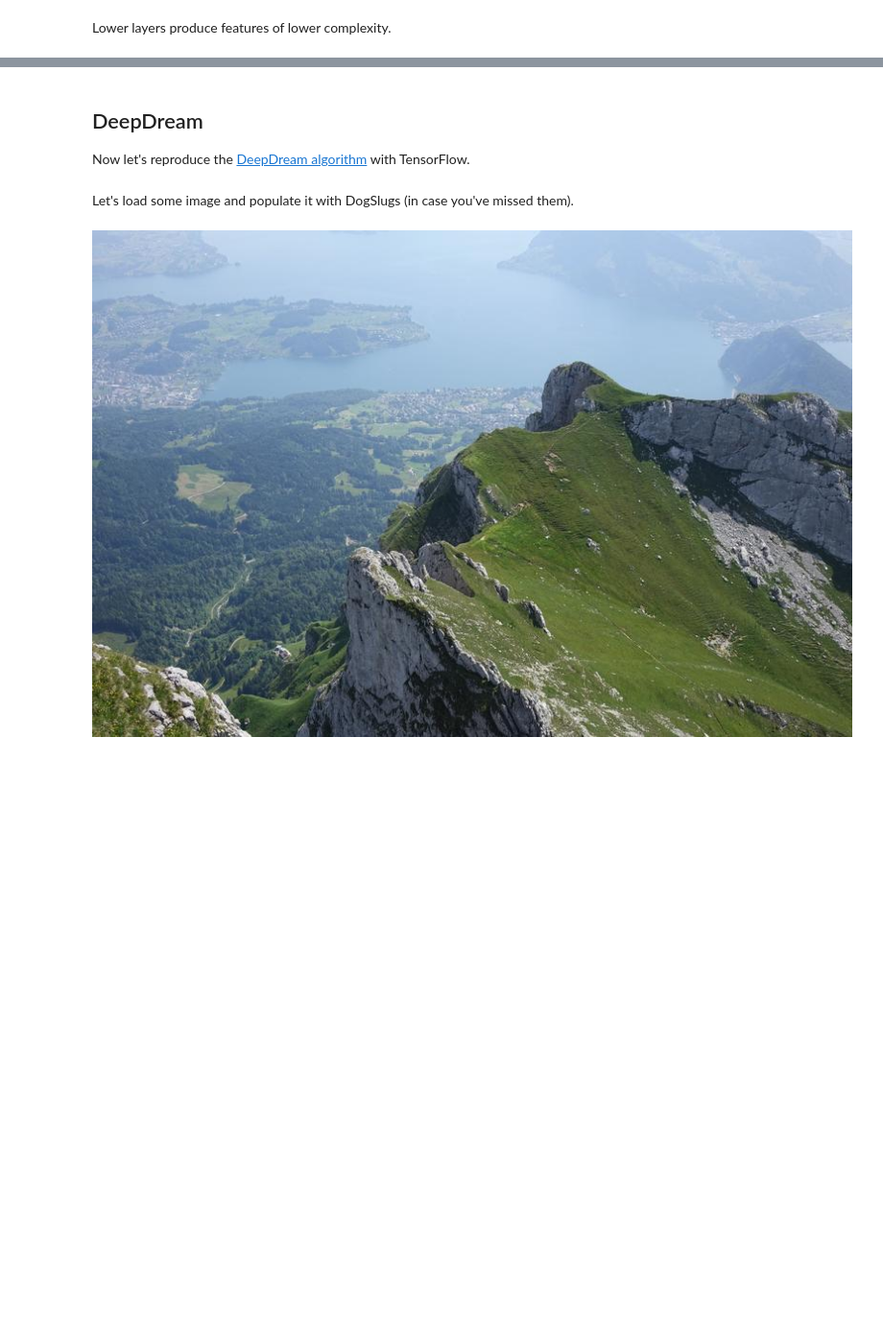
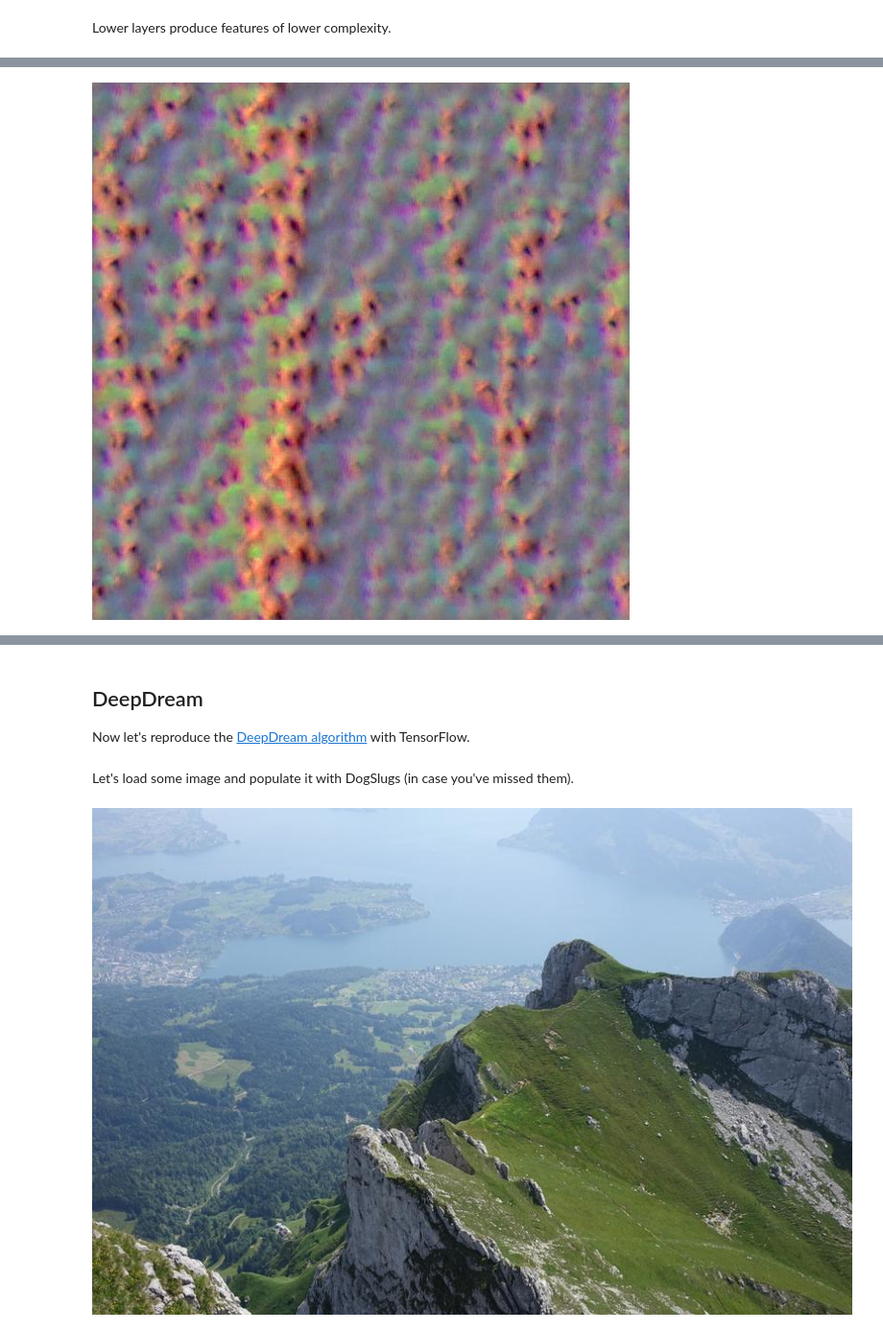
Before and after one commit to mdesnoyer/aquila, a Jupyter notebook: deepdream.ipynb, the cells around one changed output, grey strips where cells are left out. Shown at 96% size. Saved outputs shown, nothing was run; the diff lists cells and outputs as text; code cells hidden in the pictures; blank space fills up the shorter version.

```diff
--- a/deepdream.ipynb
+++ b/deepdream.ipynb
@@ -418,0 +413,4 @@ render_lapnorm(T(layer)[:,:,:,65]+T(layer)[:,:,:,139], octave_n=4)
+# %%
+render_lapnorm(T('mixed_35x35x288b/branch1x1/Conv/Conv2D')[:,:,:,2])
+# %% [output]
+[figure, added]
```
Also changed, not shown: parts of 31 cells of this notebook, 3 other files.
